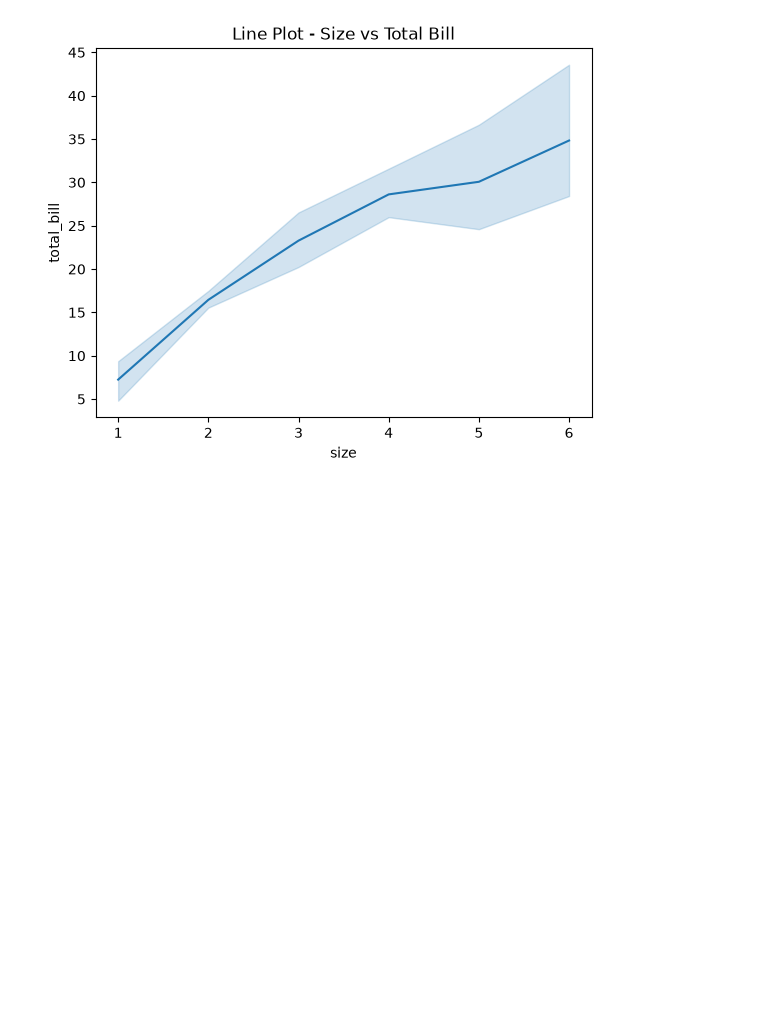
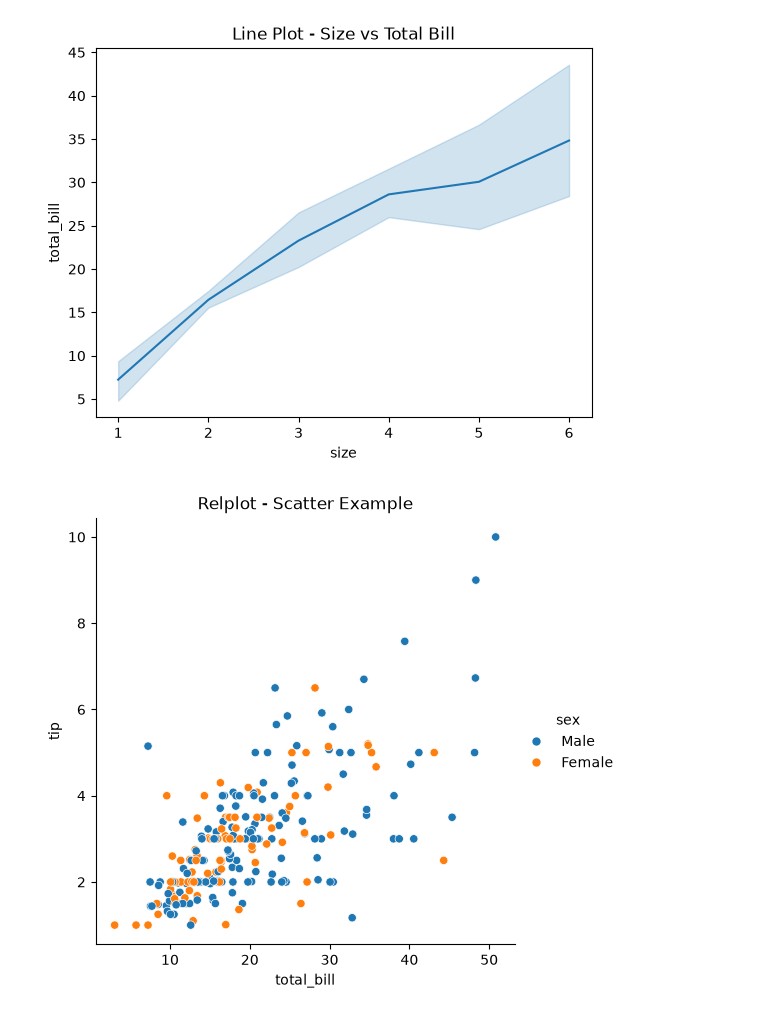
Before and after one commit to kalairajatechp/matplotlib, a Jupyter notebook: histogram_analysis.ipynb, the cells around one changed output. Saved outputs shown, nothing was run; the diff lists cells and outputs as text; code cells hidden in the pictures; blank space fills up the shorter version.

```diff
--- a/histogram_analysis.ipynb
+++ b/histogram_analysis.ipynb
@@ -46,3 +46,10 @@ plt.savefig("Line Plot - Size vs Total Bill.png")
 plt.show()
 # %% [output]
 [figure]
+# %%
+sns.relplot(x='total_bill', y='tip', hue='sex', kind='scatter', data=df)
+plt.title("Relplot - Scatter Example")
+plt.savefig("Relplot - Scatter Example.png")
+plt.show()
+# %% [output]
+[figure, added]
```
